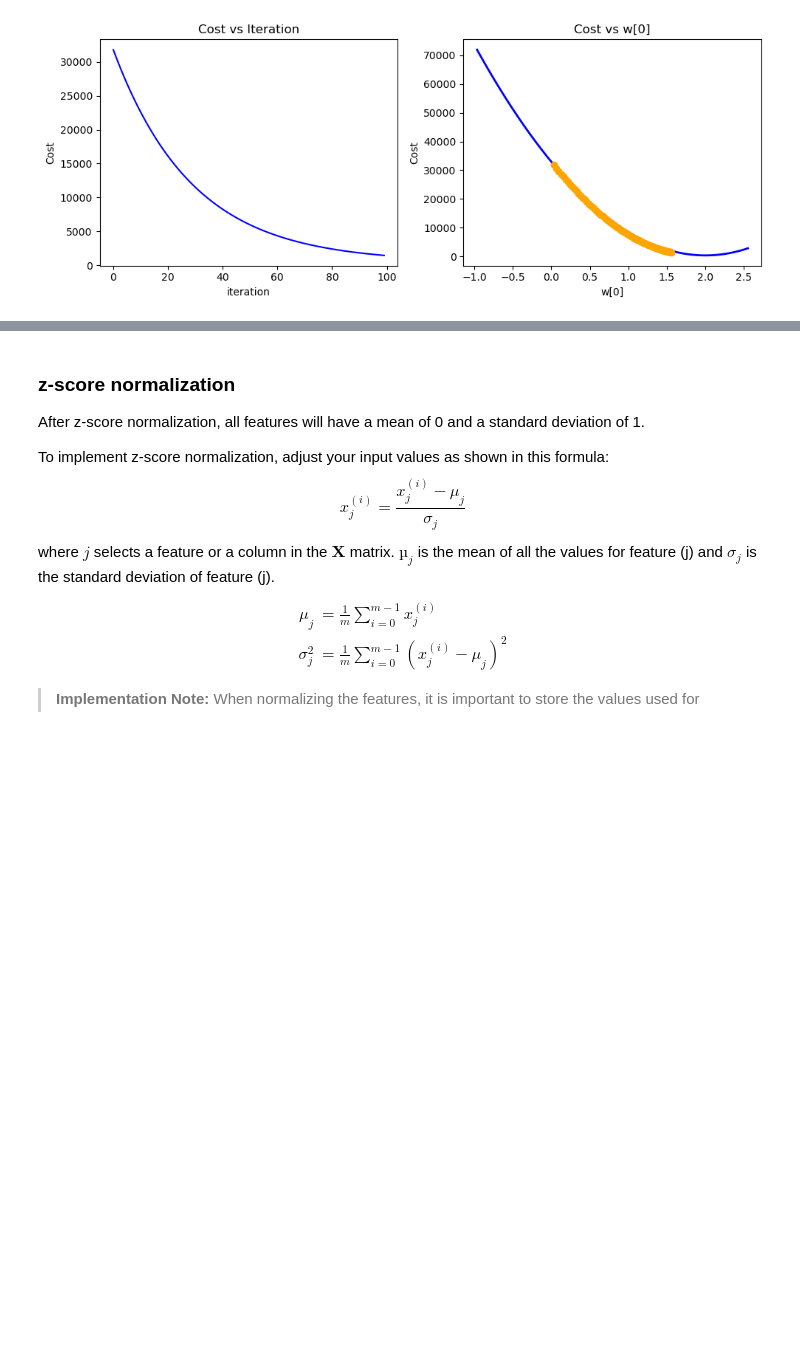
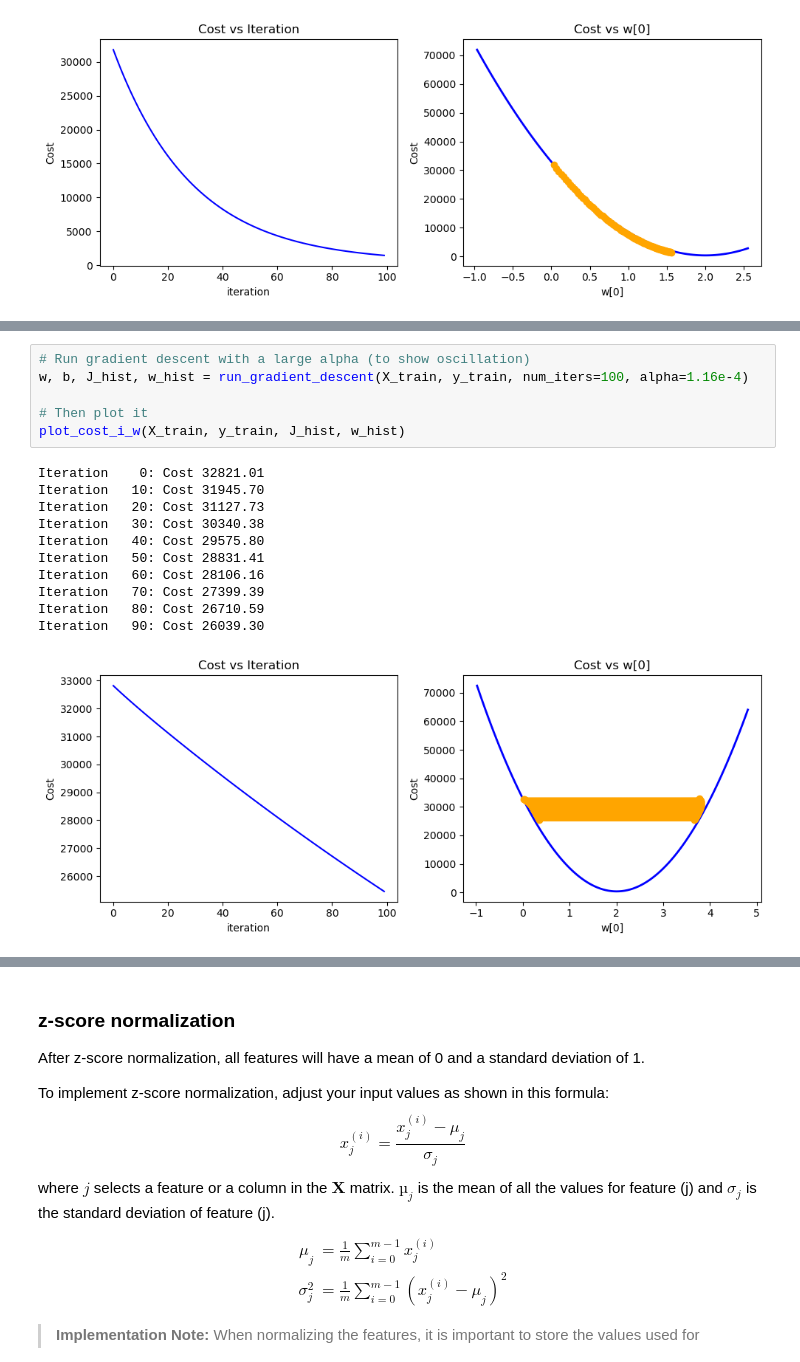
Before and after one commit to StefanoSpadano/ml_course_project, a Jupyter notebook: notebooks/feature_scaling_and_learning_rate.ipynb, the cells around one changed output, grey strips where cells are left out. Drawn from its saved outputs; the diff is of its cells as text; blank space fills up the shorter version.

```diff
--- a/notebooks/feature_scaling_and_learning_rate.ipynb
+++ b/notebooks/feature_scaling_and_learning_rate.ipynb
@@ -180,0 +199,18 @@ Iteration   90: Cost  1816.49
+# %%
+# Run gradient descent with a large alpha (to show oscillation)
+w, b, J_hist, w_hist = run_gradient_descent(X_train, y_train, num_iters=100, alpha=1.16e-4)
+
+# Then plot it
+plot_cost_i_w(X_train, y_train, J_hist, w_hist)
+# %% [output]
+Iteration    0: Cost 32821.01
+Iteration   10: Cost 31945.70
+Iteration   20: Cost 31127.73
+Iteration   30: Cost 30340.38
+Iteration   40: Cost 29575.80
+Iteration   50: Cost 28831.41
+Iteration   60: Cost 28106.16
+Iteration   70: Cost 27399.39
+Iteration   80: Cost 26710.59
+Iteration   90: Cost 26039.30
+[figure, added]
```
Also changed, not shown: parts of 9 cells of this notebook.
